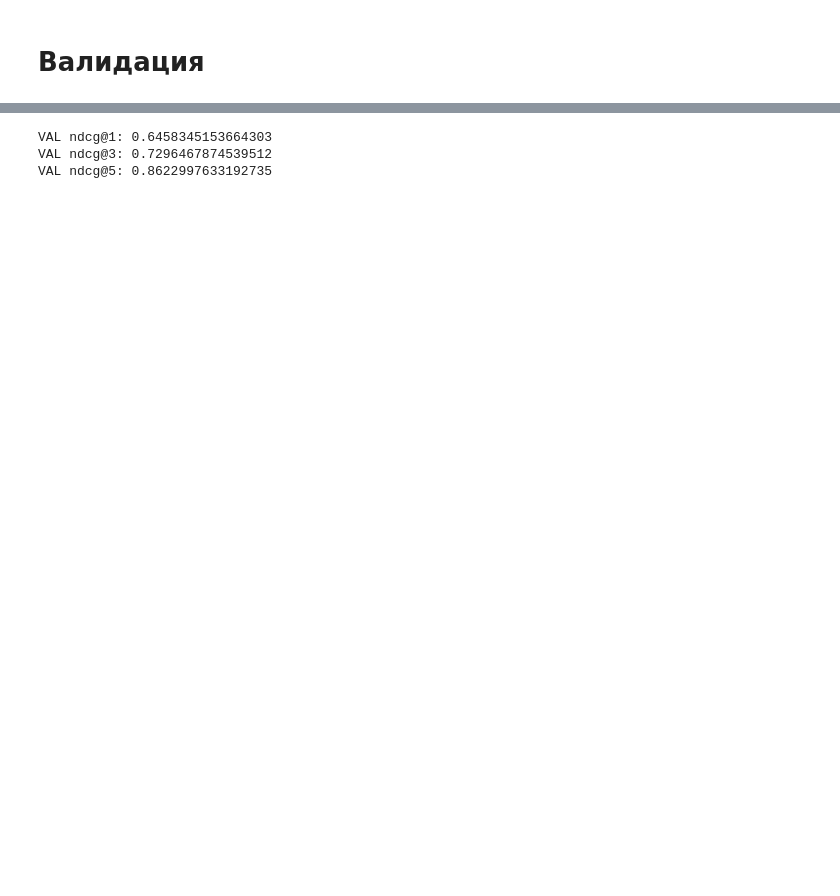
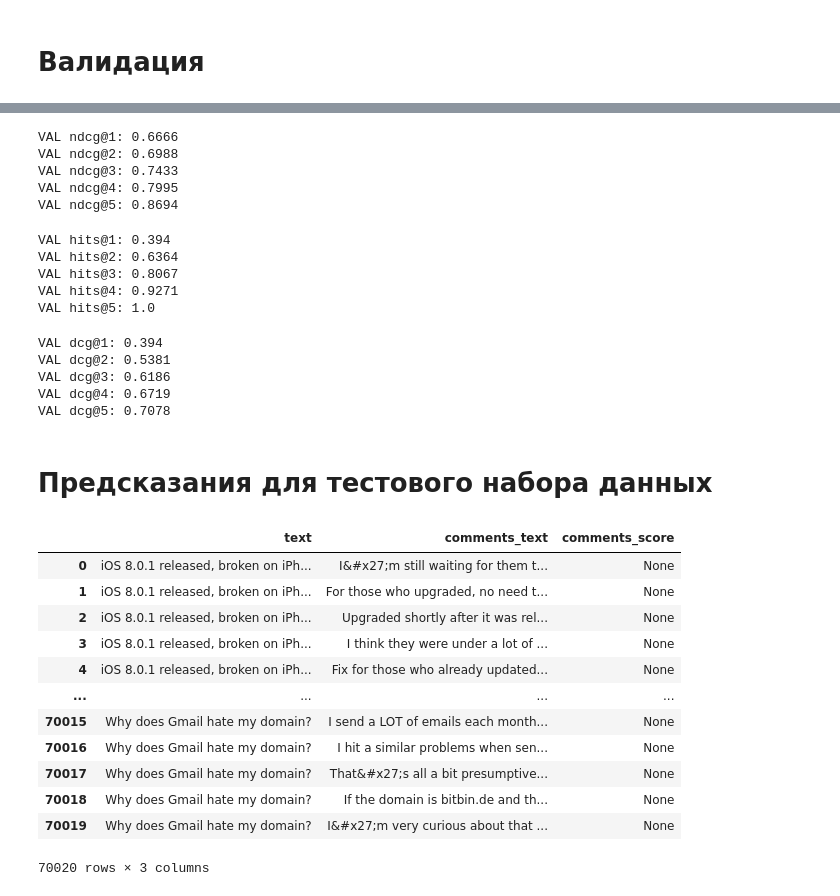
Before and after one commit to AllWorder/MIPT_VK_comment_ranking, a Jupyter notebook: LambdaMARTtest.ipynb, the cells around one changed output, grey strips where cells are left out. Cells and saved outputs as stored; diff of their text form; code cells hidden in the pictures; blank space fills up the shorter version.

```diff
--- a/LambdaMARTtest.ipynb
+++ b/LambdaMARTtest.ipynb
@@ -841,16 +503,64 @@ X_val = val_embeddings_df.drop(['score'], axis = 1)
 # %%
 from sklearn.metrics import ndcg_score
 
-y_pred = ranker.predict(val_embeddings_df.drop(['score'], axis=1))
-y_pred = np.reshape(y_pred, (-1, 5))
+y_pred_val = ranker.predict(X_val)
+y_pred_val = np.reshape(y_pred_val, (-1, 5))
 
-y_true = val_embeddings_df['score']
-y_true = np.reshape(y_true.values, (-1, 5))
+y_val = np.reshape(y_val, (-1, 5))
 
-print('VAL ndcg@1:', ndcg_score(y_true, y_pred, k=1))
-print('VAL ndcg@3:', ndcg_score(y_true, y_pred, k=3))
-print('VAL ndcg@5:', ndcg_score(y_true, y_pred, k=5))
+for i in range(5):
+    print(f'VAL ndcg@{i+1}:', ndcg_score(y_val, y_pred_val, k=i+1).round(4))
 # %% [output]
-VAL ndcg@1: 0.6458345153664303
-VAL ndcg@3: 0.7296467874539512
-VAL ndcg@5: 0.8622997633192735
+VAL ndcg@1: 0.6666
+VAL ndcg@2: 0.6988
+VAL ndcg@3: 0.7433
+VAL ndcg@4: 0.7995
+VAL ndcg@5: 0.8694
+# %%
+y_pred_val = np.argsort(np.reshape(y_pred_val, (-1, 5)))
+y_pred_val_list = [list(line) for line in y_pred_val]
+
+for i in range(5):
+    print(f'VAL hits@{i+1}:', round(hits_score(y_pred_val_list, k=i+1), 4))
+# %% [output]
+VAL hits@1: 0.394
+VAL hits@2: 0.6364
+VAL hits@3: 0.8067
+VAL hits@4: 0.9271
+VAL hits@5: 1.0
+# %%
+for i in range(5):
+    print(f'VAL dcg@{i+1}:', round(dcg_score(y_pred_val_list, k=i+1), 4))
+# %% [output]
+VAL dcg@1: 0.394
+VAL dcg@2: 0.5381
+VAL dcg@3: 0.6186
+VAL dcg@4: 0.6719
+VAL dcg@5: 0.7078
+# %% [markdown]
+# Предсказания для тестового набора данных
+# %%
+test_data = pd.read_json('ranking_test.jsonl', lines=True)
+new_rows = []
+for index, row in test_data.iterrows():
+    for comment in row['comments']:
+        new_row = {'text': row['text'], 'comments_text': comment['text'], 'comments_score': comment['score']}
+        new_rows.append(new_row)
+# %%
+test_data = pd.DataFrame(new_rows)
+test_data = test_data.reset_index(drop=True)
+test_data
+# %% [output]
+|  | text | comments_text | comments_score |
+| 0 | iOS 8.0.1 released, broken on iPh... | I&#x27;m still waiting for them t... | None |
+| 1 | iOS 8.0.1 released, broken on iPh... | For those who upgraded, no need t... | None |
+| 2 | iOS 8.0.1 released, broken on iPh... | Upgraded shortly after it was rel... | None |
+| 3 | iOS 8.0.1 released, broken on iPh... | I think they were under a lot of ... | None |
+| 4 | iOS 8.0.1 released, broken on iPh... | Fix for those who already updated... | None |
+| ... | ... | ... | ... |
+| 70015 | Why does Gmail hate my domain? | I send a LOT of emails each month... | None |
+| 70016 | Why does Gmail hate my domain? | I hit a similar problems when sen... | None |
+| 70017 | Why does Gmail hate my domain? | That&#x27;s all a bit presumptive... | None |
+| 70018 | Why does Gmail hate my domain? | If the domain is bitbin.de and th... | None |
+| 70019 | Why does Gmail hate my domain? | I&#x27;m very curious about that ... | None |
+70020 rows × 3 columns
```
Also changed, not shown: parts of 46 cells of this notebook.
